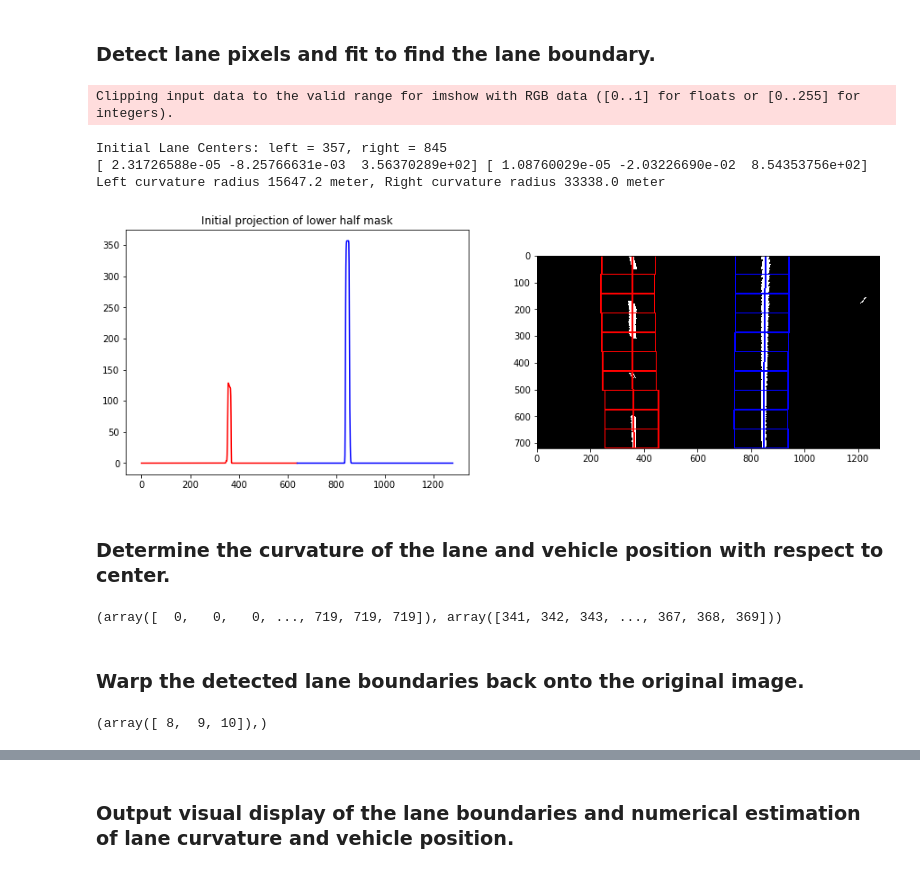
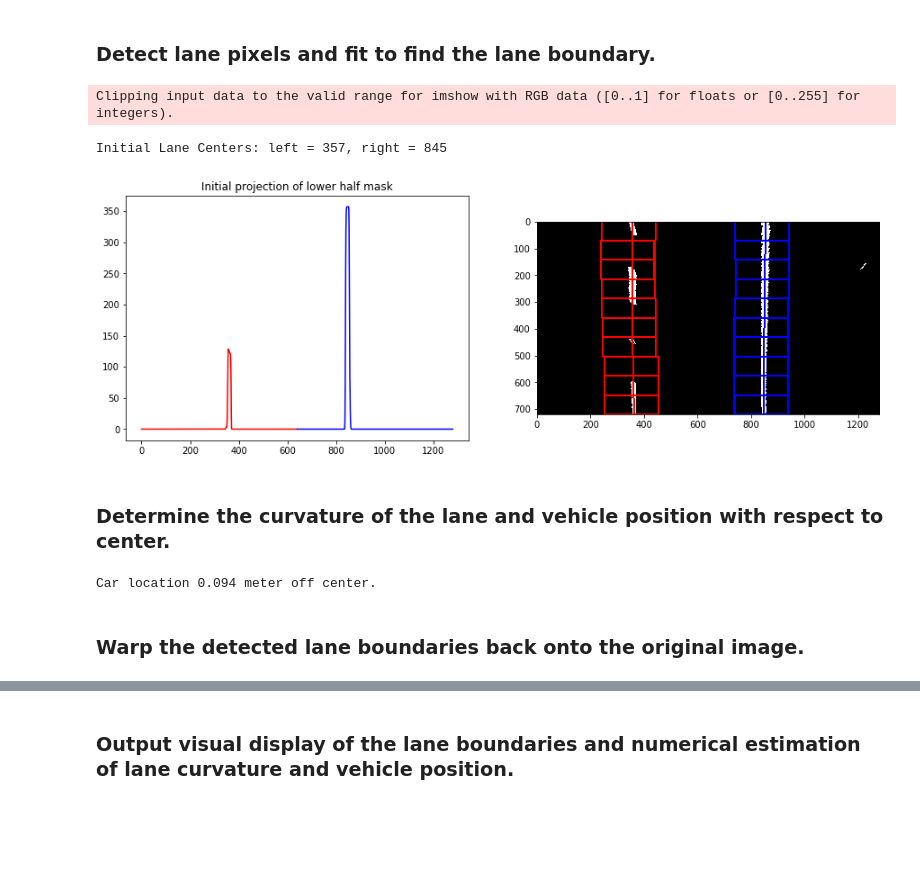
Before and after one commit to StevenShuoFeng/CarND-Advanced-Lane-Lines, a Jupyter notebook: pipeline.ipynb, the cells around one changed output, grey strips where cells are left out. Cells and saved outputs as stored; diff of their text form; code cells hidden in the pictures; blank space fills up the shorter version.

```diff
--- a/pipeline.ipynb
+++ b/pipeline.ipynb
@@ -130,39 +109,33 @@ Text(0.5,1,' Bird-view Combined Mask')
 # %%
 plt.rcParams['figure.figsize'] = (15, 5)
 
-m = np.copy(mask_bird)
-laneFinderObj = LaneFinder()
-laneFinderObj.run(m)
+# m = np.copy(mask_bird)
+laneFinderObj = LaneFinder(M, M_inv)
+laneFinderObj.run(imgTest, mask_bird)
 
+
+# Display
 proj = laneFinderObj.init_proj
 halfLen = int(len(proj)/2)
 rng1 = range(halfLen)
 rng2 = range(halfLen, 2*halfLen)
 
 plt.subplot(1,2,1)
 plt.plot(rng1, proj[rng1], 'r', rng2, proj[rng2], 'b')
 plt.title('Initial projection of lower half mask')
-
 plt.subplot(1,2,2)
-plt.imshow(laneFinderObj.out_img)
+plt.imshow(laneFinderObj.img_laneAndWindow)
 plt.show()
 # %% [output]
 Clipping input data to the valid range for imshow with RGB data ([0..1] for floats or [0..255] for integers).
 Initial Lane Centers: left = 357, right = 845
-[ 2.31726588e-05 -8.25766631e-03  3.56370289e+02] [ 1.08760029e-05 -2.03226690e-02  8.54353756e+02]
-Left curvature radius 15647.2 meter, Right curvature radius 33338.0 meter
-[figure, old version]
+[figure, new version]
 # %% [markdown]
 ### Determine the curvature of the lane and vehicle position with respect to center.
-# %%
-print(np.where(mask_bird>0))
-# %% [output]
-(array([  0,   0,   0, ..., 719, 719, 719]), array([341, 342, 343, ..., 367, 368, 369]))
+# %%
+car_position = laneFinderObj.c_shift_meter
+print("Car location {:.3f} meter off center. ".format(car_position))
+# %% [output]
+Car location 0.094 meter off center.
 # %% [markdown]
 ### Warp the detected lane boundaries back onto the original image.
-# %%
-x = np.array([-1, -1, -1, 1,2,3,4,5,6,7,8,9,10])
-y = np.where((x > 5) & (x < 9))
-print(y)
-# %% [output]
-(array([ 8,  9, 10]),)
```
Also changed, not shown: parts of 4 cells of this notebook, 3 other files.
